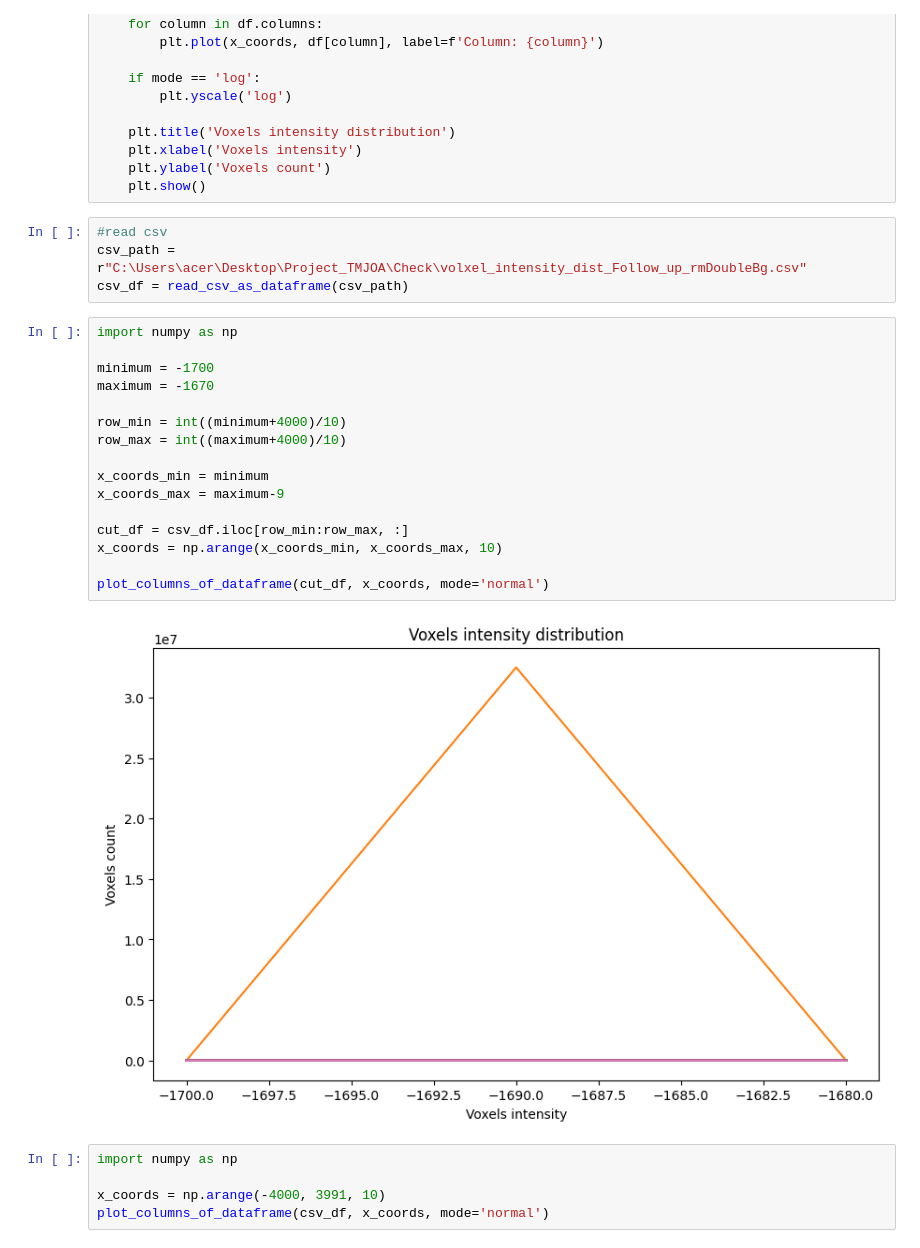
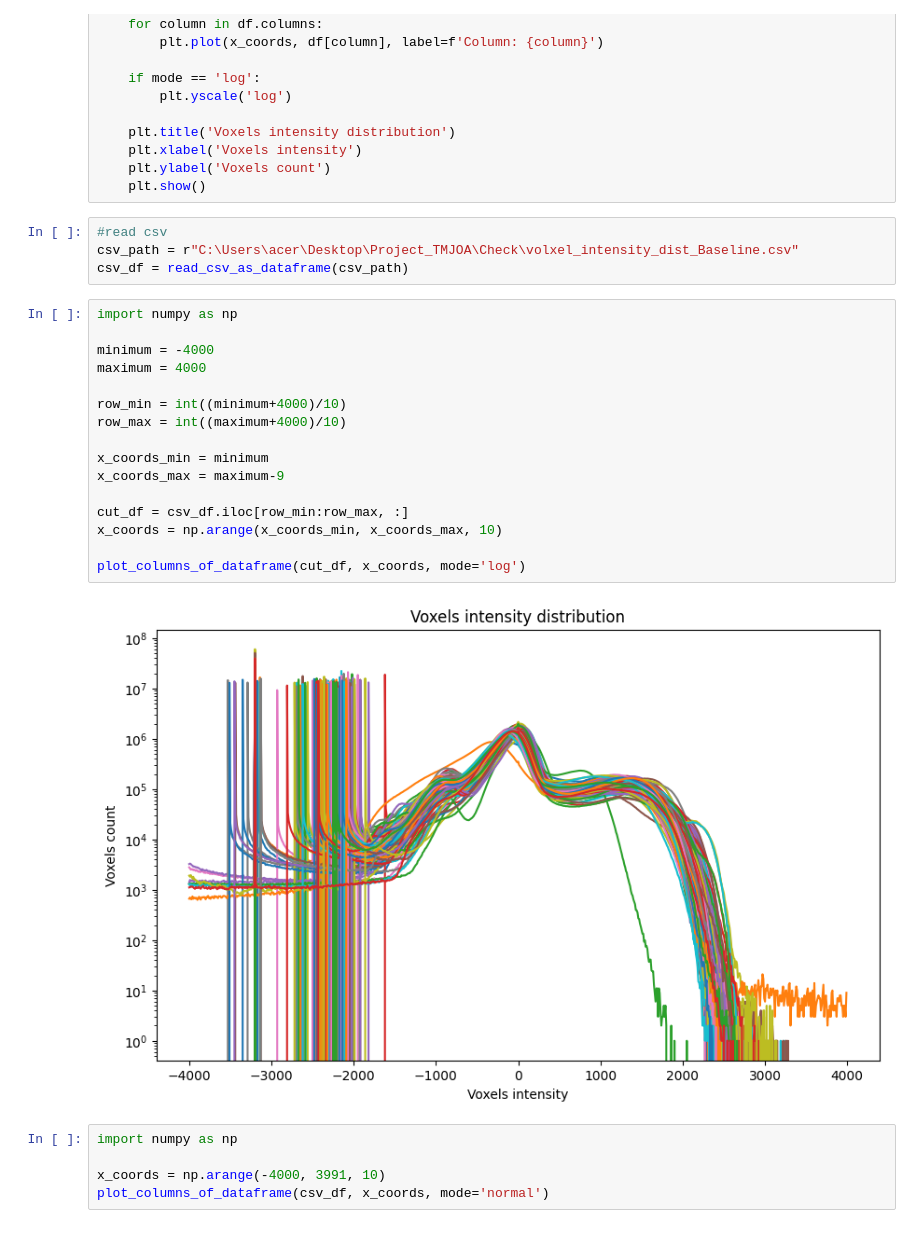
Before and after one commit to KananatSSN/Project_TMJOA, a Jupyter notebook: Check/analyze_voxel_intensity_distribution_analysis.ipynb, the cells around one changed output. Drawn from its saved outputs; the diff is of its cells as text.

```diff
--- a/Check/analyze_voxel_intensity_distribution_analysis.ipynb
+++ b/Check/analyze_voxel_intensity_distribution_analysis.ipynb
@@ -36,26 +36,26 @@ def plot_columns_of_dataframe(df, x_coords, mode='normal'):
     plt.show()
 # %%
 #read csv
-csv_path = r"C:\Users\acer\Desktop\Project_TMJOA\Check\volxel_intensity_dist_Follow_up_rmDoubleBg.csv"
+csv_path = r"C:\Users\acer\Desktop\Project_TMJOA\Check\volxel_intensity_dist_Baseline.csv"
 csv_df = read_csv_as_dataframe(csv_path)
 # %%
 import numpy as np
 
-minimum = -1700
-maximum = -1670
+minimum = -4000
+maximum = 4000
 
 row_min = int((minimum+4000)/10)
 row_max = int((maximum+4000)/10)
 
 x_coords_min = minimum
 x_coords_max = maximum-9
 
 cut_df = csv_df.iloc[row_min:row_max, :]
 x_coords = np.arange(x_coords_min, x_coords_max, 10)
 
-plot_columns_of_dataframe(cut_df, x_coords, mode='normal')
+plot_columns_of_dataframe(cut_df, x_coords, mode='log')
 # %% [output]
-[figure, old version]
+[figure, new version]
 # %%
 import numpy as np
 
```
Also changed, not shown: 6 other files.
